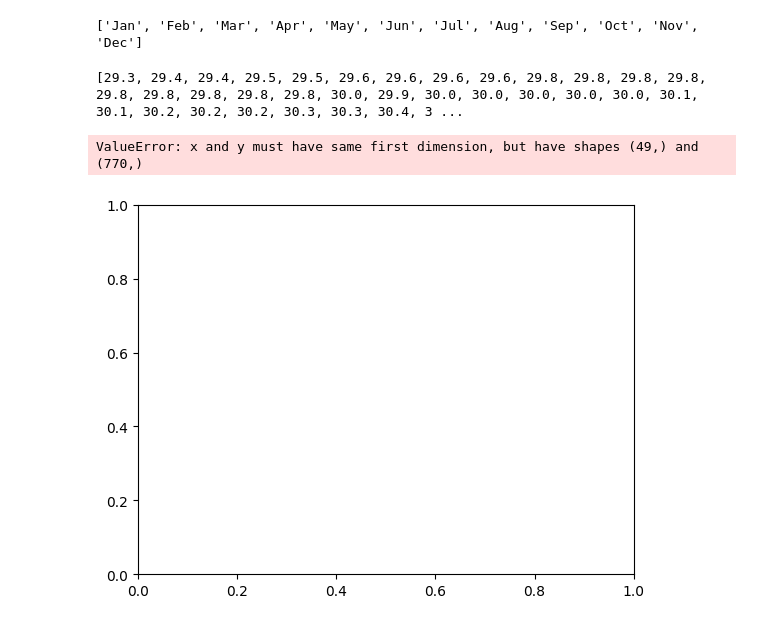
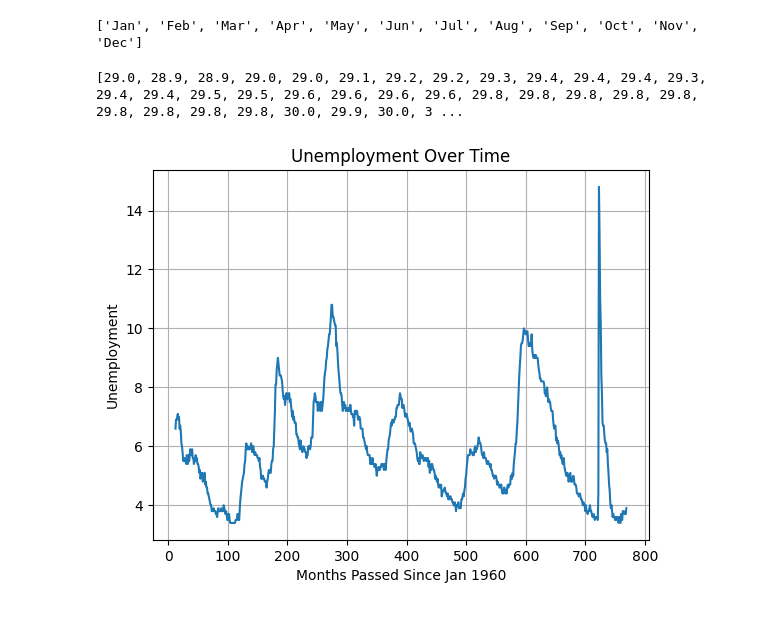
Before and after one commit to landy8697/FedFundsPrediction, a Jupyter notebook: Data_Organization/plotting.ipynb, the cells around one changed output. Drawn from its saved outputs; the diff is of its cells as text; code cells hidden in the pictures.

```diff
--- a/Data_Organization/plotting.ipynb
+++ b/Data_Organization/plotting.ipynb
@@ -10,13 +10,17 @@ with open('data.json', 'r') as file:
     years = list(data.keys())
     months = list(data[years[0]].keys())
     print(months)
-    cpi_data = []
+    cpi_data = [29.0,28.9,28.9,29.0,29.0,29.1,29.2,29.2,29.3,29.4,29.4,29.4]
+    unem_data = []
+    fed_data = []
     for year in years:
         for month in months:
             #Check if data[year] has month as a key
             if not month in data[year]:
                 break
             cpi_data.append(float(data[year][month]['CPI']))
+            unem_data.append(float(data[year][month]['Unemployment']))
+            fed_data.append(float(data[year][month]['FedFunds']))
     years = [int(year) for year in years]
 
 
@@ -30,18 +34,17 @@ def getIndexFromYearMonth(year, month):
 # %%
 print(cpi_data)
 year_start = 1960
 month_start = 'Jan'
 #months_passed = range(getIndexFromYearMonth(year_start, month_start), len(cpi_data))
-months_passed = range(0, len(cpi_data))
+months_passed = range(12, len(fed_data))
 
 # Plotting CPI data
-plt.plot(months_passed, cpi_data, linewidth=1.5)  # marker='o' adds circular markers at data points
-plt.title('CPI Over Time')
+plt.plot(months_passed, unem_data[12:], linewidth=1.5)  # marker='o' adds circular markers at data points
+plt.title('Unemployment Over Time')
 plt.xlabel(f'Months Passed Since {month_start} {year_start}')
-plt.ylabel('CPI')
+plt.ylabel('Unemployment')
 plt.grid(True)
 plt.show()
 # %% [output]
-[29.3, 29.4, 29.4, 29.5, 29.5, 29.6, 29.6, 29.6, 29.6, 29.8, 29.8, 29.8, 29.8, 29.8, 29.8, 29.8, 29.8, 29.8, 30.0, 29.9, 30.0, 30.0, 30.0, 30.0, 30.0, 30.1, 30.1, 30.2, 30.2, 30.2, 30.3, 30.3, 30.4, 3 ...
+[29.0, 28.9, 28.9, 29.0, 29.0, 29.1, 29.2, 29.2, 29.3, 29.4, 29.4, 29.4, 29.3, 29.4, 29.4, 29.5, 29.5, 29.6, 29.6, 29.6, 29.6, 29.8, 29.8, 29.8, 29.8, 29.8, 29.8, 29.8, 29.8, 29.8, 30.0, 29.9, 30.0, 3 ...
-ValueError: x and y must have same first dimension, but have shapes (49,) and (770,)
-[figure, old version]
+[figure, new version]
```
Also changed, not shown: parts of 2 cells of this notebook.
